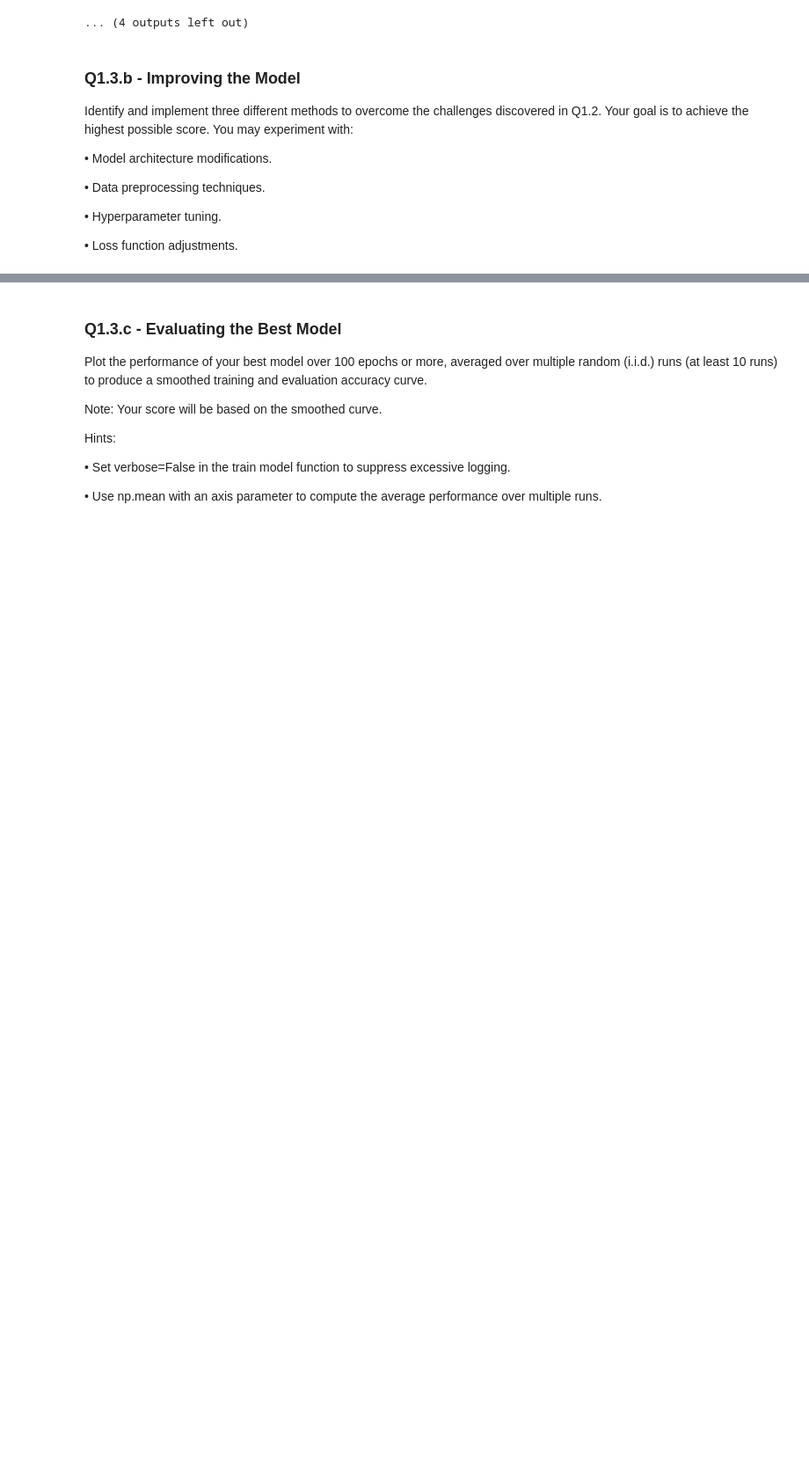
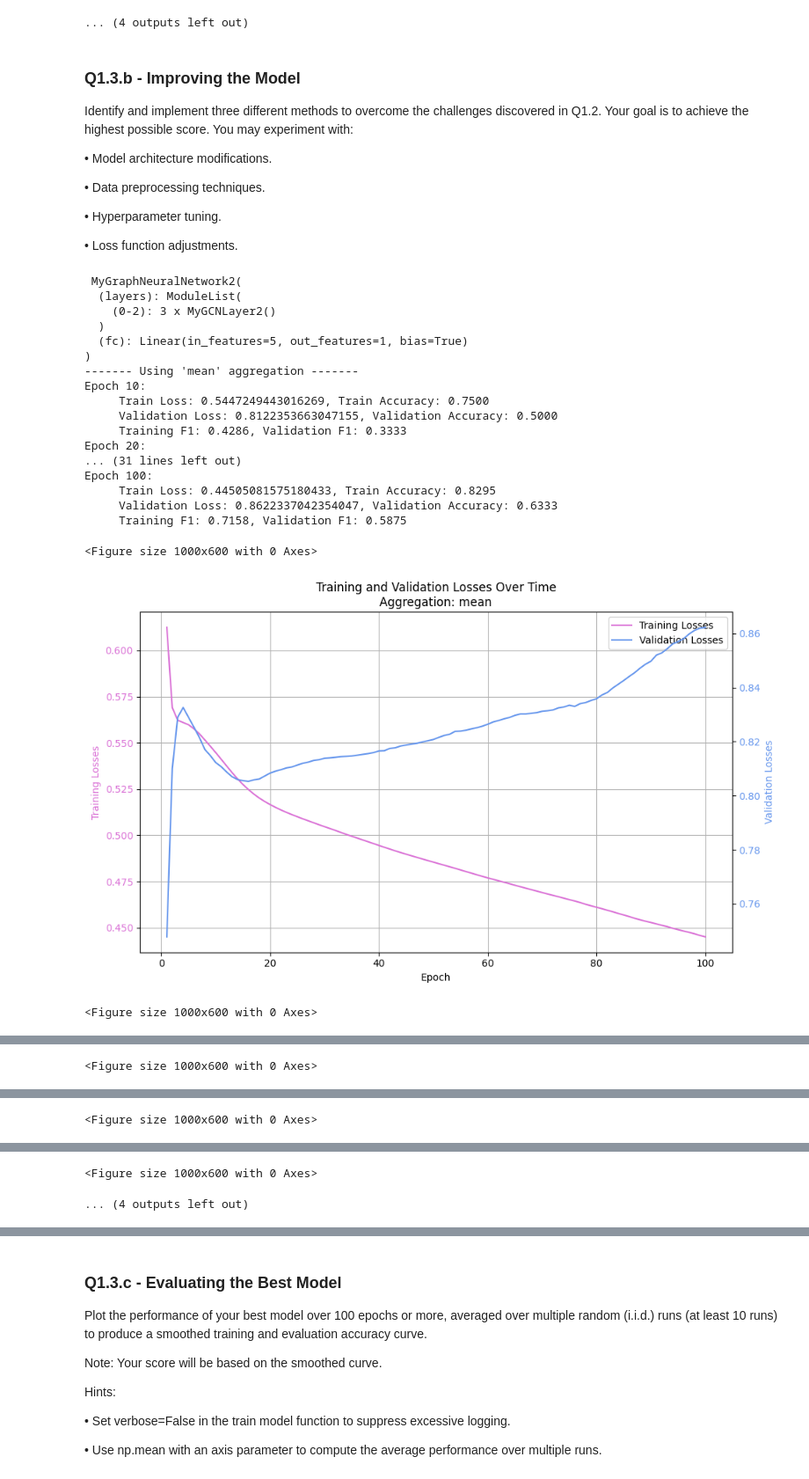
Before and after one commit to belfioreasia/Deep-Graph-Based-Learning, a Jupyter notebook: Coursework/q1_graph_classification.ipynb, the cells around one changed output, grey strips where cells are left out. Shown at 88% size. Saved outputs shown, nothing was run; the diff lists cells and outputs as text; code cells hidden in the pictures; blank space fills up the shorter version.

```diff
--- a/Coursework/q1_graph_classification.ipynb
+++ b/Coursework/q1_graph_classification.ipynb
@@ -1181,7 +1187,7 @@ train_accuracy_per_agg = {"mean": [], "sum": [], "max": []}
 eval_accuracy_per_agg = {"mean": [], "sum": [], "max": []}
 
 
-num_epochs = 100
+num_epochs = 10
 for i,aggregation in enumerate(aggregation_methods):
 
     model = MyGraphNeuralNetwork2(input_dim, hidden_dim, output_dim=output_dim, num_layers=layers)
@@ -1290,3 +1296,76 @@ Q1.2. Your goal is to achieve the highest possible score. You may experiment wit
 • Hyperparameter tuning.
 
 • Loss function adjustments.
+# %%
+# Load data
+train_data = read_json_data(TRAIN_DATA_PATH, has_label=True) #returns a list of (X,A,y) - features, Adj Matrix, per Graph label
+eval_data = read_json_data(EVAL_DATA_PATH, has_label=True) #returns a list of (X,A,y) - features, Adj Matrix, per Graph label
+
+# CHANGE 1: MODEL ARCHITECTURE
+input_dim = 10
+hidden_dim = 5 # CHANGED from 8 to 5
+layers = 3 # CHANGED from 2 to 3
+output_dim = 5 # CHANGED from 8 to 5
+
+
+aggregation_methods = ["mean", "sum", "max"]
+
+train_accuracy_per_agg = {"mean": [], "sum": [], "max": []}
+eval_accuracy_per_agg = {"mean": [], "sum": [], "max": []}
+
+
+# CHANGE 2: HYPERPARAMETERS
+num_epochs = 100 # CHANGED from 10 to 100
+lr = 0.001
+for i,aggregation in enumerate(aggregation_methods):
+
+    model = MyGraphNeuralNetwork2(input_dim, hidden_dim, output_dim=output_dim, num_layers=layers)
+    print("\n", model)
+
+    # Loss function and optimizer
+    criterion = nn.BCELoss()
+    optimizer = optim.Adam(model.parameters(), lr=lr)
+
+    # TRAIN
+    print(f"------- Using '{aggregation}' aggregation -------")
+    train_losses, train_accuracies, validation_losses, validation_accuracies, train_F1, eval_F1 = train_model(
+        model,
+        optimizer,
+        criterion,
+        train_data,
+        eval_data,
+        epochs=num_epochs,
+        graph_aggregation_method=aggregation,
+        verbose=True,
+        f1=True
+    )
+    plot_training_and_validation(train_losses, validation_losses, aggregation=aggregation, graph1_label="Training Losses", graph2_label="Validation Losses", x_label="Epoch", title=f"Training and Validation Losses Over Time\nAggregation: {aggregation}")#, save=True, plot_name=f"{aggregation}_loss")
+    plot_training_and_validation(train_F1, eval_F1, aggregation=aggregation, graph1_label="Training F1 Score", graph2_label="Validation F1 Score", x_label="Epoch", title=f"Training F1 Score and Validation F1 Score Over Time\nAggregation: {aggregation}")#, save=True, plot_name=f"{aggregation}_f1")
+
+    train_accuracy_per_agg[aggregation] = train_accuracies
+    eval_accuracy_per_agg[aggregation] = validation_accuracies
+
+print("\nAverage Accuracy per aggregation method:")
+for agg, train_acc in train_accuracy_per_agg.items():
+    print(f"- {agg}: {mean(train_accuracy_per_agg[agg]):.4f} (Training), {mean(eval_accuracy_per_agg[agg]):.4f} (Validation)")
+# %% [output]
+ MyGraphNeuralNetwork2(
+  (layers): ModuleList(
+    (0-2): 3 x MyGCNLayer2()
+  )
+  (fc): Linear(in_features=5, out_features=1, bias=True)
+)
+------- Using 'mean' aggregation -------
+Epoch 10:
+     Train Loss: 0.5447249443016269, Train Accuracy: 0.7500
+     Validation Loss: 0.8122353663047155, Validation Accuracy: 0.5000
+     Training F1: 0.4286, Validation F1: 0.3333
+Epoch 20:
+... (31 lines left out)
+Epoch 100:
+     Train Loss: 0.44505081575180433, Train Accuracy: 0.8295
+     Validation Loss: 0.8622337042354047, Validation Accuracy: 0.6333
+     Training F1: 0.7158, Validation F1: 0.5875
+<Figure size 1000x600 with 0 Axes>
+[figure, added]
+<Figure size 1000x600 with 0 Axes>
@@ -1292,0 +1390 @@ Q1.2. Your goal is to achieve the highest possible score. You may experiment wit
+<Figure size 1000x600 with 0 Axes>
@@ -1292,0 +1392 @@ Q1.2. Your goal is to achieve the highest possible score. You may experiment wit
+<Figure size 1000x600 with 0 Axes>
@@ -1293,3 +1411,5 @@ Q1.2. Your goal is to achieve the highest possible score. You may experiment wit
+<Figure size 1000x600 with 0 Axes>
+... (4 outputs left out)
 # %%
 # SOLUTION Q1.3.b
 
```
Also changed, not shown: parts of 9 cells of this notebook, 13 other files.
